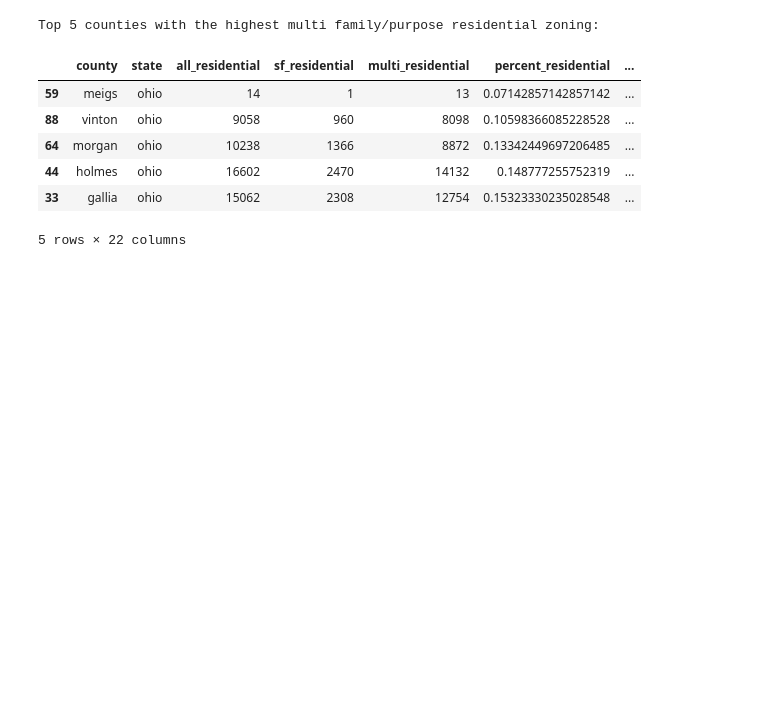
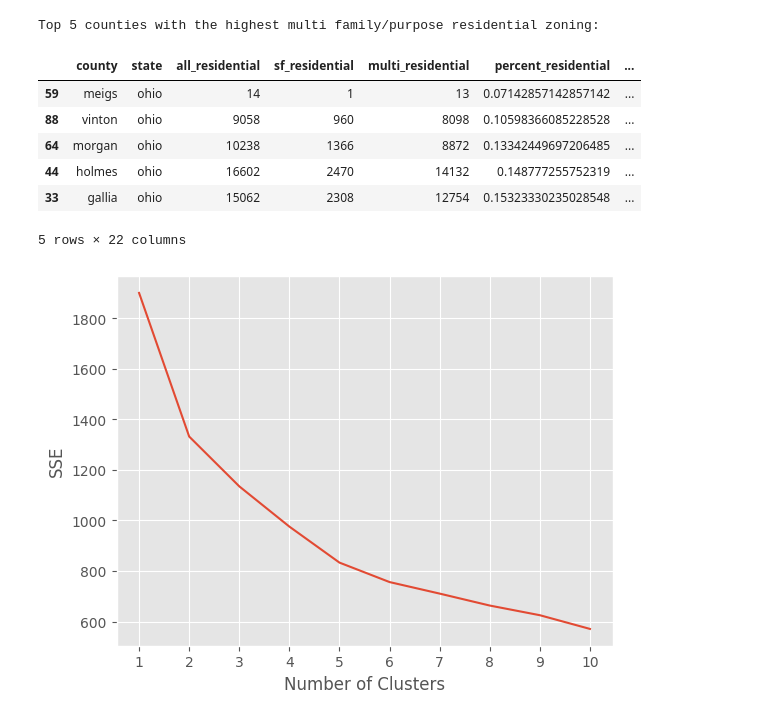
Before and after one commit to ashsProjects/Distributed_Analytics_of_US_Residential_Zoning, a Jupyter notebook: analysis.ipynb, the cells around one changed output. Saved outputs shown, nothing was run; the diff lists cells and outputs as text; code cells hidden in the pictures; blank space fills up the shorter version.

```diff
--- a/analysis.ipynb
+++ b/analysis.ipynb
@@ -217,6 +223,40 @@ def find_best_fit(x, y):
             y_lin = y_smooth
 
     return (x_best, y_best, y_lin)
+# %%
+data = df_crime.copy()
+columnNames = df_crime.columns
+
+features = data.drop(['county', 'state'], axis=1)
+
+scaler = StandardScaler()
+scaled_data = scaler.fit_transform(features)
+
+kmeans_kwargs = {
+"init": "random",
+"n_init": 10,
+"random_state": 1,
+}
+
+sse = []
+for k in range(1, 11):
+    kmeans = KMeans(n_clusters=k, **kmeans_kwargs)
+    kmeans.fit(scaled_data)
+    sse.append(kmeans.inertia_)
+
+plt.plot(range(1, 11), sse)
+plt.xticks(range(1, 11))
+plt.xlabel("Number of Clusters")
+plt.ylabel("SSE")
+plt.show()
+
+kmeans = KMeans(n_clusters=6, random_state=42)
+data['cluster'] = pd.to_numeric(kmeans.fit_predict(scaled_data))
+
+#data_g1 = data[data['cluster'] == 1]
+all_values = data.values.T
+# %% [output]
+[figure, added]
 # %%
 #finding correlation between percentage of single family residential and features
 plt.figure(figsize=(30, 15))
```
Also changed, not shown: parts of 5 cells of this notebook.
